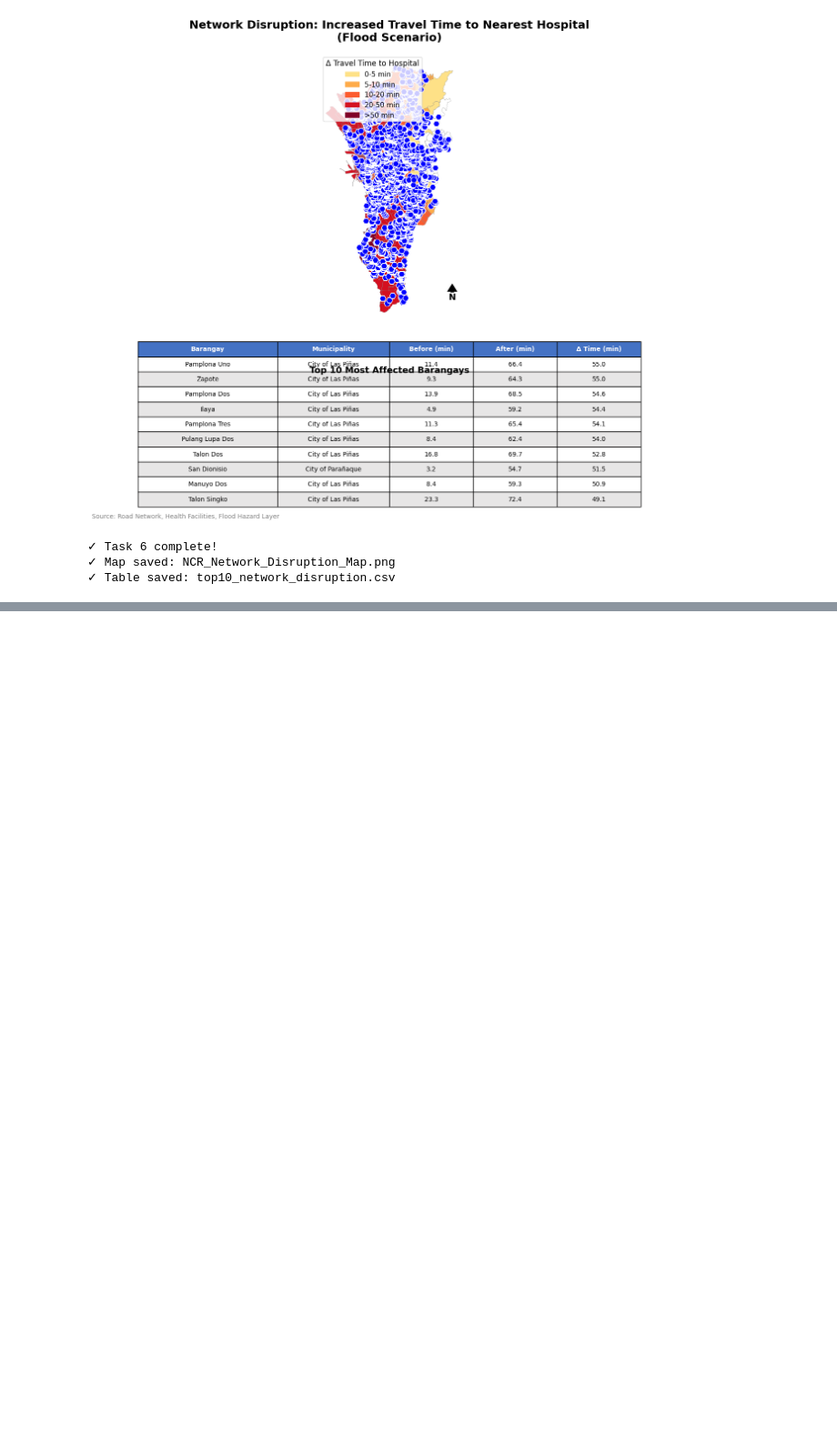
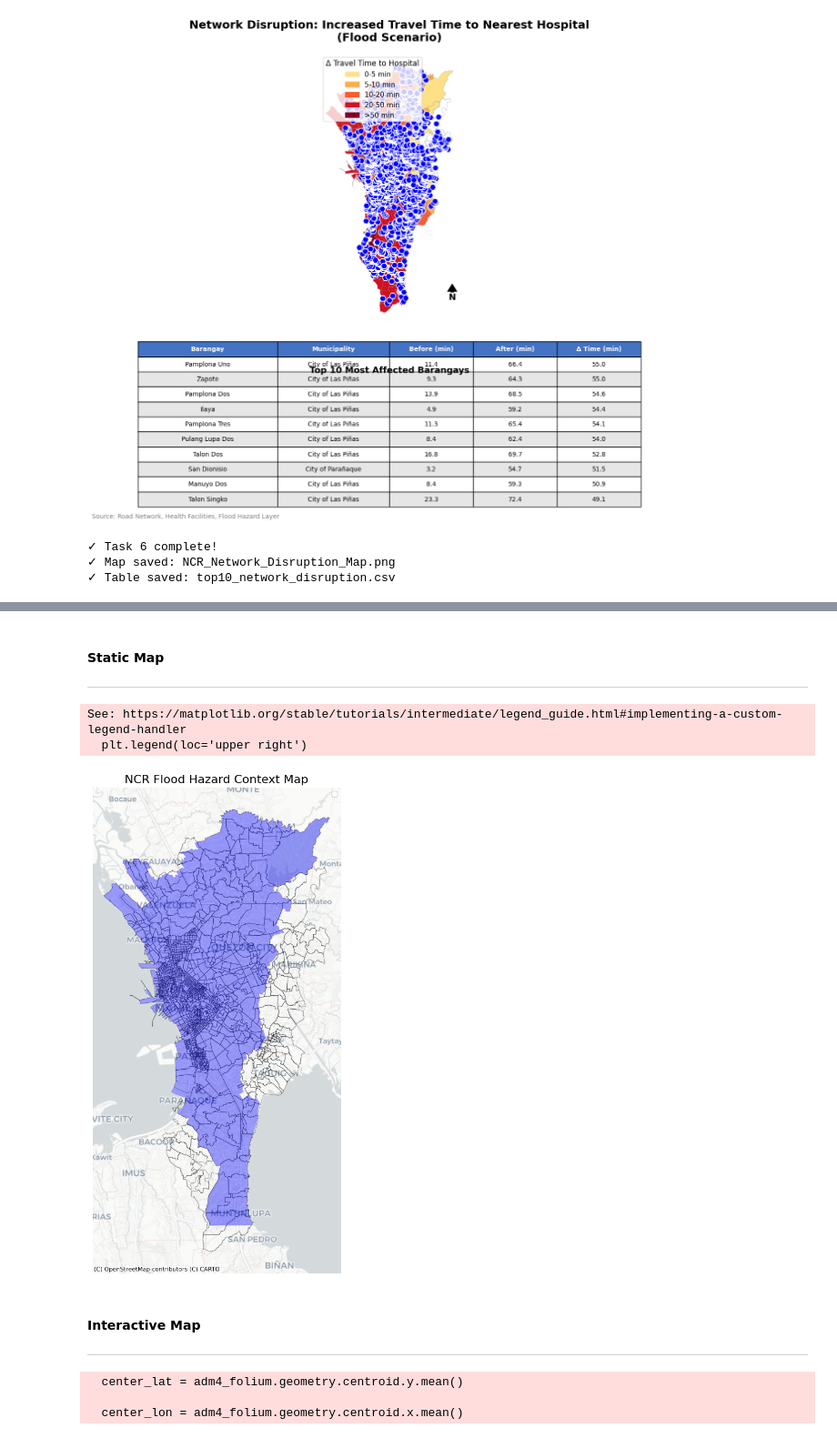
Before and after one commit to Gurlly/case_study_flood, a Jupyter notebook: NOTEBOOKS/03_network_disruption.ipynb, the cells around one changed output, grey strips where cells are left out. Shown at 91% size. Drawn from its saved outputs; the diff is of its cells as text; code cells hidden in the pictures; blank space fills up the shorter version.

Commit message:
Task 7 Complete

```diff
--- a/NOTEBOOKS/03_network_disruption.ipynb
+++ b/NOTEBOOKS/03_network_disruption.ipynb
@@ -278,8 +277,10 @@ top10_affected['Δ Time (min)'] = top10_affected['Δ Time (min)'].round(1)
 print("\nTop 10 Worst Affected Barangays:")
 print(top10_affected)
 
+figure_dir = "F:\\Data Visualization\\Case Study\\FIGURES"
+
 # Save table
-top10_affected.to_csv("top10_network_disruption.csv", index=False)
+top10_affected.to_csv(os.path.join(figure_dir, "top10_network_disruption.csv"), index=False)
 # %% [output]
 Top 10 Worst Affected Barangays:
            Barangay       Municipality  Before (min)  After (min)  \
@@ -416,0 +447,6 @@ print(f"✓ Table saved: top10_network_disruption.csv")
+# %%
+network_stats = pd.read_csv("F:\\Data Visualization\\Case Study\\FIGURES\\top10_network_disruption.csv")
+
+network_stats_renamed = network_stats.rename(columns={"Barangay": "ADM4_EN", "Municipality": "ADM3_EN"})
+
+network_stats_renamed.head()
@@ -416,0 +460,9 @@ print(f"✓ Table saved: top10_network_disruption.csv")
+# %%
+adm4_final = adm4_ncr.merge(network_stats_renamed, on=["ADM4_EN", "ADM3_EN"], how='left')
+
+# Fill NaNs for barangays
+cols_to_fill = ['time_before', 'time_after', 'delta_time']
+
+adm4_final[cols_to_fill] = adm4_final[cols_to_fill].fillna(0)
+
+print("Columns available for mapping:", adm4_final.columns)
@@ -416,0 +477,36 @@ print(f"✓ Table saved: top10_network_disruption.csv")
+# %% [markdown]
+#### **Static Map**
+
+----
+# %%
+import contextily as ctx
+
+adm4_web = adm4_final.to_crs(epsg=3857)
+flood_web = flood_ncr.to_crs(epsg=3857)
+# %%
+# Plot
+fig, ax = plt.subplots(figsize=(12, 12))
+
+# Plot Data
+adm4_web.plot(ax=ax, facecolor='none', edgecolor='black', linewidth=0.5, alpha=0.5)
+flood_web.plot(ax=ax, color='blue', alpha=0.4, label='Flood Hazard')
+
+# 3. Add Basemap
+# source can be ctx.providers.CartoDB.Positron, Stamen, OpenStreetMap, etc.
+ctx.add_basemap(ax, source=ctx.providers.CartoDB.Positron)
+
+# 4. Formatting
+ax.set_title("NCR Flood Hazard Context Map", fontsize=16)
+ax.set_axis_off()
+plt.legend(loc='upper right')
+
+plt.savefig(os.path.join(figure_dir, "Task7_Contextily_Map.png"), dpi=300, bbox_inches='tight')
+plt.show()
+# %% [output]
+See: https://matplotlib.org/stable/tutorials/intermediate/legend_guide.html#implementing-a-custom-legend-handler
+  plt.legend(loc='upper right')
+[figure, added]
+# %% [markdown]
+#### **Interactive Map**
+
+----
@@ -416,0 +553,18 @@ print(f"✓ Table saved: top10_network_disruption.csv")
+# %%
+# Folium strictly requires Lat/Lon (EPSG:4326)
+adm4_folium = adm4_ncr_raster_crs.to_crs(epsg=4326)
+flood_folium = flood_ncr.to_crs(epsg=4326)
+health_folium = health_ncr.to_crs(epsg=4326)
+
+# Create the 100m buffer on the original projected data
+flood_buffer_100m = flood_ncr.buffer(100).to_crs(epsg=4326)
+
+# Initialized Map
+center_lat = adm4_folium.geometry.centroid.y.mean()
+center_lon = adm4_folium.geometry.centroid.x.mean()
+
+m = folium.Map(location=[center_lat, center_lon], zoom_start=11, tiles="CartoDB positron")
+# %% [output]
+  center_lat = adm4_folium.geometry.centroid.y.mean()
+
+  center_lon = adm4_folium.geometry.centroid.x.mean()
```
Also changed, not shown: parts of 15 cells of this notebook, 3 other files.
